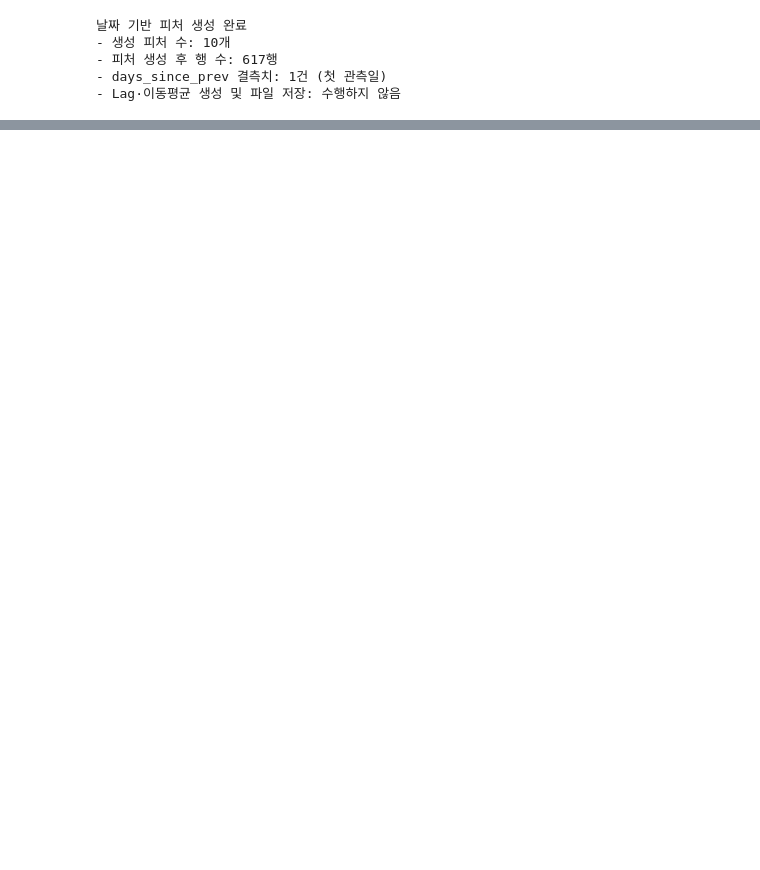
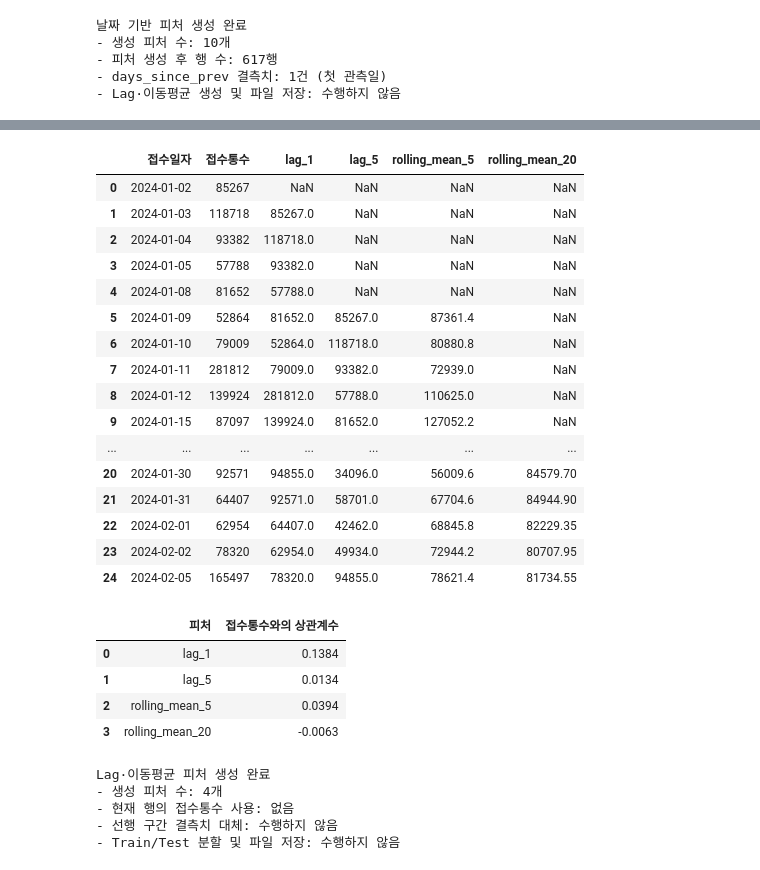
Before and after one commit to 2026-logistics-ai/postcast, a Jupyter notebook: notebooks/03_feature_engineering.ipynb, the cells around one changed output, grey strips where cells are left out. Cells and saved outputs as stored; diff of their text form; code cells hidden in the pictures; blank space fills up the shorter version.

Commit message:
feat: add lag and rolling volume features

```diff
--- a/notebooks/03_feature_engineering.ipynb
+++ b/notebooks/03_feature_engineering.ipynb
@@ -584,0 +675,51 @@ print("- Lag·이동평균 생성 및 파일 저장: 수행하지 않음")
+# %%
+past_feature_preview_columns = [
+    "접수일자",
+    "접수통수",
+    *PAST_VOLUME_FEATURES,
+]
+
+past_feature_correlation = (
+    feature_data[PAST_VOLUME_FEATURES]
+    .corrwith(feature_data["접수통수"])
+    .round(4)
+    .rename_axis("피처")
+    .reset_index(name="접수통수와의 상관계수")
+)
+
+display(feature_data[past_feature_preview_columns].head(25))
+display(past_feature_correlation)
+
+print("Lag·이동평균 피처 생성 완료")
+print(f"- 생성 피처 수: {len(PAST_VOLUME_FEATURES)}개")
+print("- 현재 행의 접수통수 사용: 없음")
+print("- 선행 구간 결측치 대체: 수행하지 않음")
+print("- Train/Test 분할 및 파일 저장: 수행하지 않음")
+# %% [output]
+|  | 접수일자 | 접수통수 | lag_1 | lag_5 | rolling_mean_5 | rolling_mean_20 |
+| 0 | 2024-01-02 | 85267 | NaN | NaN | NaN | NaN |
+| 1 | 2024-01-03 | 118718 | 85267.0 | NaN | NaN | NaN |
+| 2 | 2024-01-04 | 93382 | 118718.0 | NaN | NaN | NaN |
+| 3 | 2024-01-05 | 57788 | 93382.0 | NaN | NaN | NaN |
+| 4 | 2024-01-08 | 81652 | 57788.0 | NaN | NaN | NaN |
+| 5 | 2024-01-09 | 52864 | 81652.0 | 85267.0 | 87361.4 | NaN |
+| 6 | 2024-01-10 | 79009 | 52864.0 | 118718.0 | 80880.8 | NaN |
+| 7 | 2024-01-11 | 281812 | 79009.0 | 93382.0 | 72939.0 | NaN |
+| 8 | 2024-01-12 | 139924 | 281812.0 | 57788.0 | 110625.0 | NaN |
+| 9 | 2024-01-15 | 87097 | 139924.0 | 81652.0 | 127052.2 | NaN |
+| ... | ... | ... | ... | ... | ... | ... |
+| 20 | 2024-01-30 | 92571 | 94855.0 | 34096.0 | 56009.6 | 84579.70 |
+| 21 | 2024-01-31 | 64407 | 92571.0 | 58701.0 | 67704.6 | 84944.90 |
+| 22 | 2024-02-01 | 62954 | 64407.0 | 42462.0 | 68845.8 | 82229.35 |
+| 23 | 2024-02-02 | 78320 | 62954.0 | 49934.0 | 72944.2 | 80707.95 |
+| 24 | 2024-02-05 | 165497 | 78320.0 | 94855.0 | 78621.4 | 81734.55 |
+|  | 피처 | 접수통수와의 상관계수 |
+| 0 | lag_1 | 0.1384 |
+| 1 | lag_5 | 0.0134 |
+| 2 | rolling_mean_5 | 0.0394 |
+| 3 | rolling_mean_20 | -0.0063 |
+Lag·이동평균 피처 생성 완료
+- 생성 피처 수: 4개
+- 현재 행의 접수통수 사용: 없음
+- 선행 구간 결측치 대체: 수행하지 않음
+- Train/Test 분할 및 파일 저장: 수행하지 않음
```
Also changed, not shown: parts of 3 cells of this notebook.
